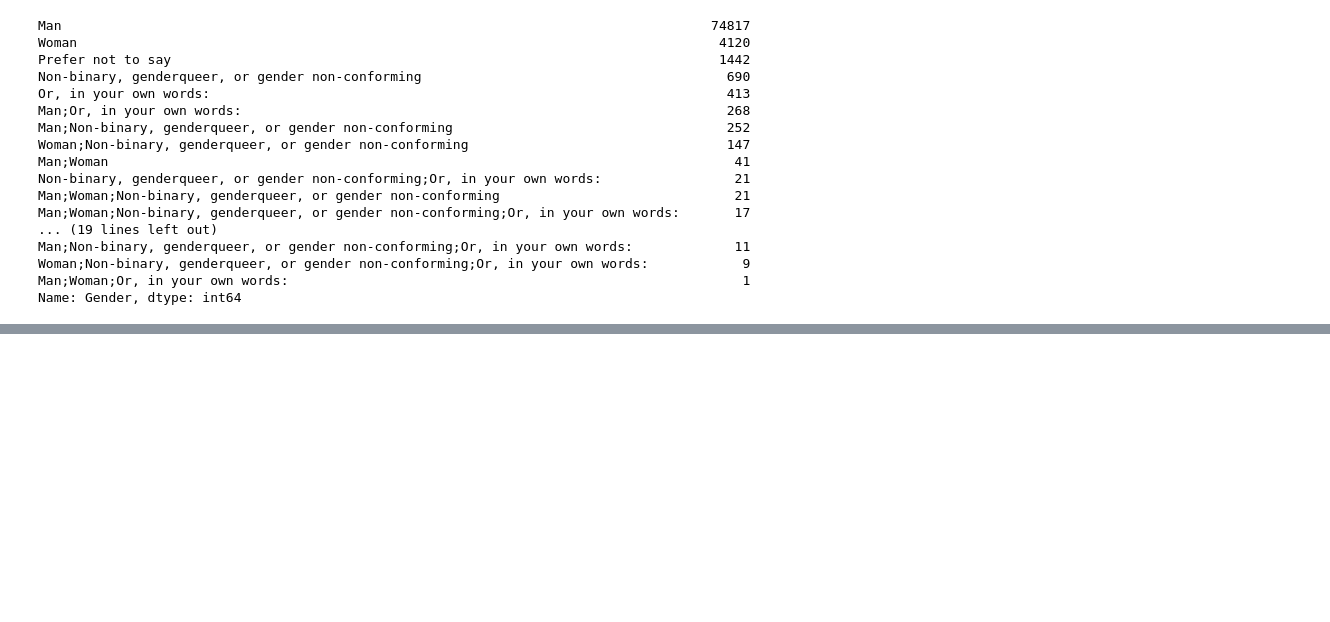
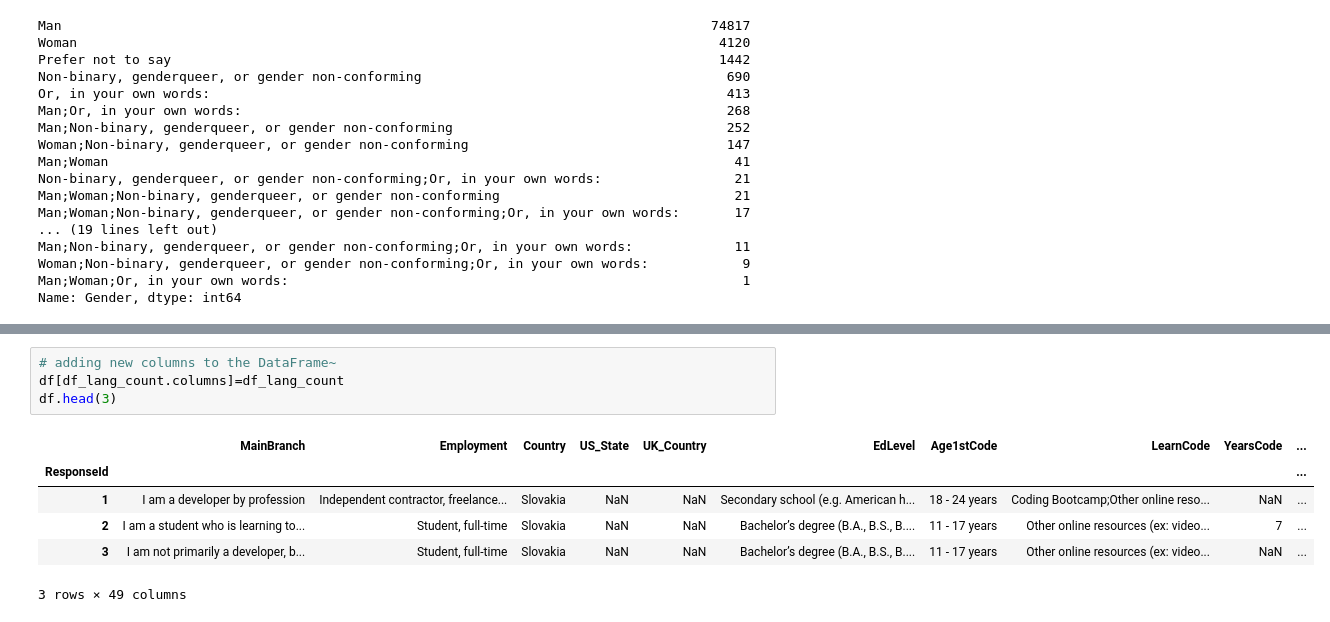
Before and after one commit to KekStroke/pandas-practice, a Jupyter notebook: Pandas Demo.ipynb, the cells around one changed output, grey strips where cells are left out. Saved outputs shown, nothing was run; the diff lists cells and outputs as text; blank space fills up the shorter version.

```diff
--- a/Pandas Demo.ipynb
+++ b/Pandas Demo.ipynb
@@ -441,0 +456,11 @@ Name: Gender, dtype: int64
+# %%
+# adding new columns to the DataFrame~
+df[df_lang_count.columns]=df_lang_count
+df.head(3)
+# %% [output]
+|  | MainBranch | Employment | Country | US_State | UK_Country | EdLevel | Age1stCode | LearnCode | YearsCode | ... |
+| ResponseId |  |  |  |  |  |  |  |  |  | ... |
+| 1 | I am a developer by profession | Independent contractor, freelance... | Slovakia | NaN | NaN | Secondary school (e.g. American h... | 18 - 24 years | Coding Bootcamp;Other online reso... | NaN | ... |
+| 2 | I am a student who is learning to... | Student, full-time | Slovakia | NaN | NaN | Bachelor’s degree (B.A., B.S., B.... | 11 - 17 years | Other online resources (ex: video... | 7 | ... |
+| 3 | I am not primarily a developer, b... | Student, full-time | Slovakia | NaN | NaN | Bachelor’s degree (B.A., B.S., B.... | 11 - 17 years | Other online resources (ex: video... | NaN | ... |
+3 rows × 49 columns
```
Also changed, not shown: parts of 6 cells of this notebook.
